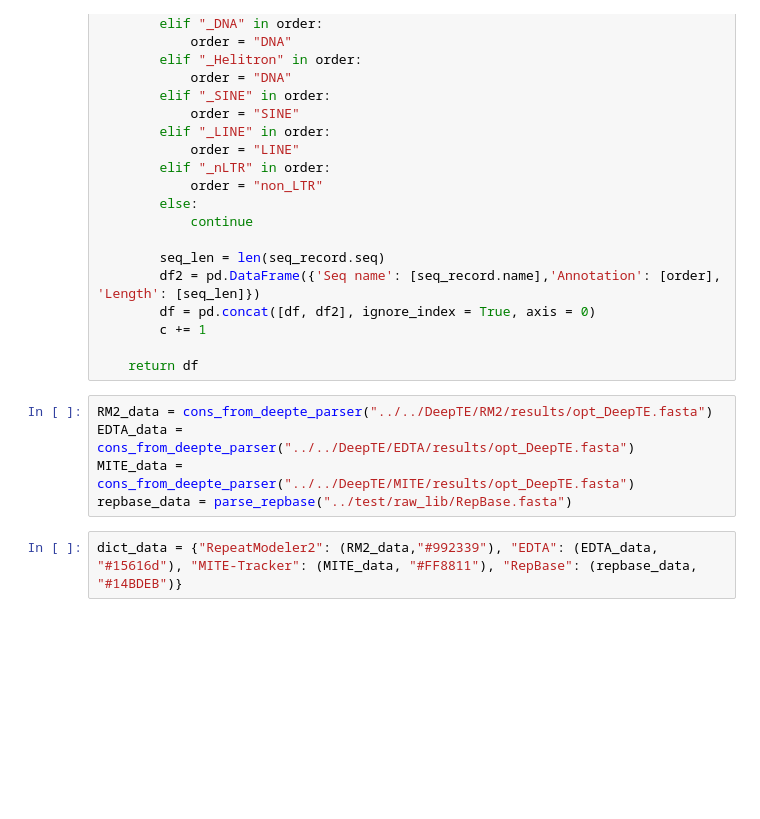
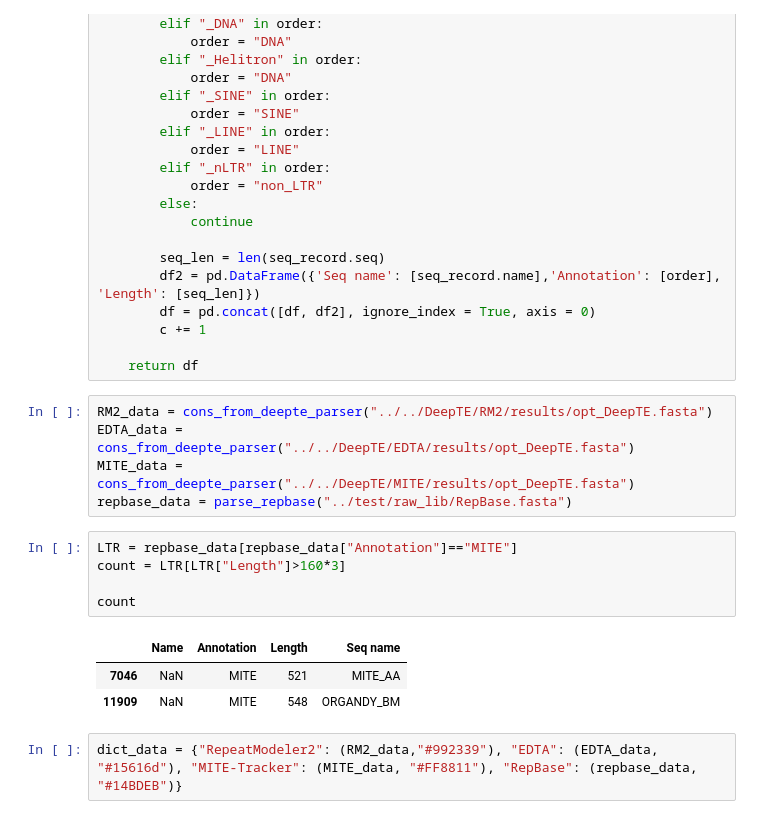
Before and after one commit to TommasoBarberis/TE_Aalb, a Jupyter notebook: notebooks/denovo_tools_check.ipynb, the cells around one changed output. Drawn from its saved outputs; the diff is of its cells as text; blank space fills up the shorter version.

```diff
--- a/notebooks/denovo_tools_check.ipynb
+++ b/notebooks/denovo_tools_check.ipynb
@@ -43,6 +43,15 @@ RM2_data = cons_from_deepte_parser("../../DeepTE/RM2/results/opt_DeepTE.fasta")
 EDTA_data = cons_from_deepte_parser("../../DeepTE/EDTA/results/opt_DeepTE.fasta")
 MITE_data = cons_from_deepte_parser("../../DeepTE/MITE/results/opt_DeepTE.fasta")
 repbase_data = parse_repbase("../test/raw_lib/RepBase.fasta")
+# %%
+LTR = repbase_data[repbase_data["Annotation"]=="MITE"]
+count = LTR[LTR["Length"]>160*3]
+
+count
+# %% [output]
+|  | Name | Annotation | Length | Seq name |
+| 7046 | NaN | MITE | 521 | MITE_AA |
+| 11909 | NaN | MITE | 548 | ORGANDY_BM |
 # %%
 dict_data = {"RepeatModeler2": (RM2_data,"#992339"), "EDTA": (EDTA_data, "#15616d"), "MITE-Tracker": (MITE_data, "#FF8811"), "RepBase": (repbase_data, "#14BDEB")}
 # %%
```
Also changed, not shown: parts of 1 cell of this notebook.
